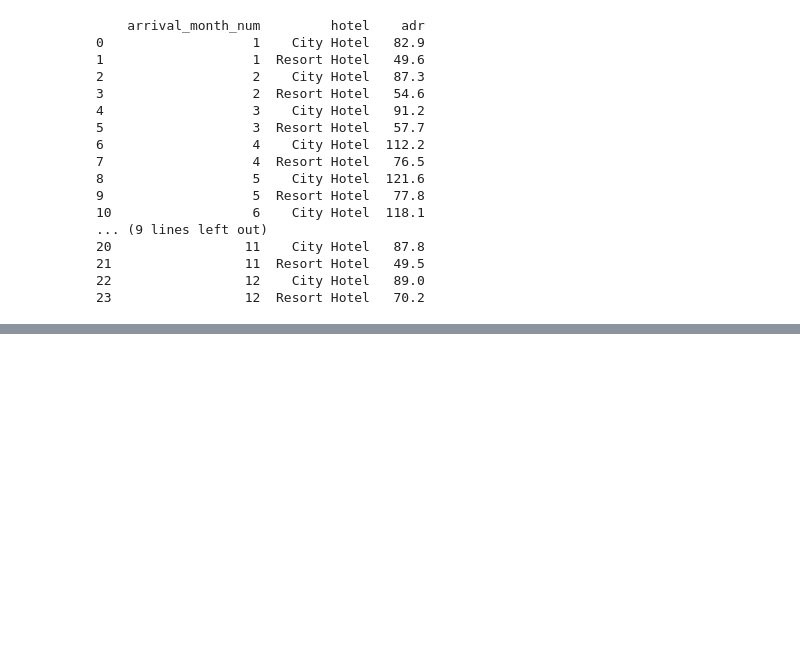
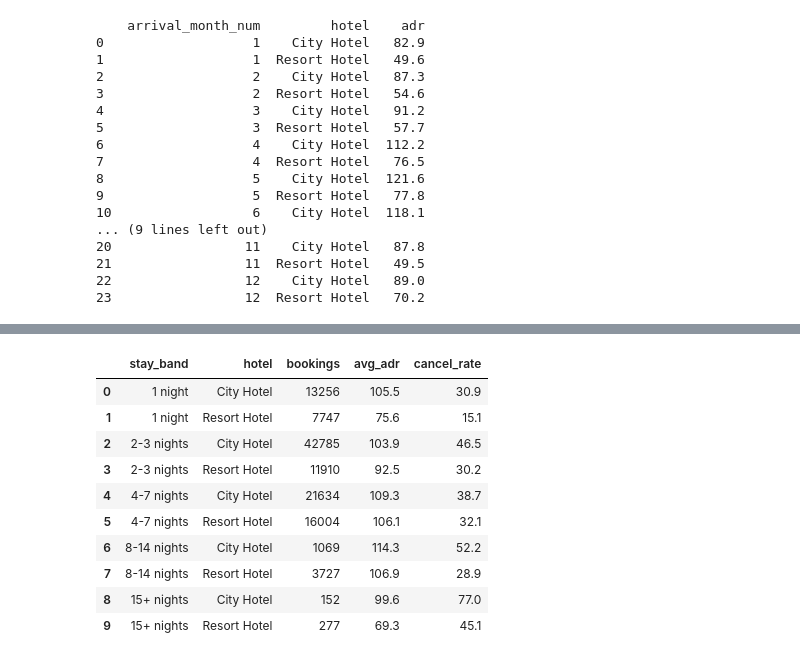
Before and after one commit to atticusptp-cloud/CAPSTONE, a Jupyter notebook: capstone_analysis.ipynb, the cells around one changed output, grey strips where cells are left out. Drawn from its saved outputs; the diff is of its cells as text; code cells hidden in the pictures; blank space fills up the shorter version.

```diff
--- a/capstone_analysis.ipynb
+++ b/capstone_analysis.ipynb
@@ -748,0 +772,16 @@ print(adr_month)
+# %%
+# ADR and cancellation by length of stay
+stay_table = summary_by(["stay_band", "hotel"])
+stay_table[["stay_band", "hotel", "bookings", "avg_adr", "cancel_rate"]]
+# %% [output]
+|  | stay_band | hotel | bookings | avg_adr | cancel_rate |
+| 0 | 1 night | City Hotel | 13256 | 105.5 | 30.9 |
+| 1 | 1 night | Resort Hotel | 7747 | 75.6 | 15.1 |
+| 2 | 2-3 nights | City Hotel | 42785 | 103.9 | 46.5 |
+| 3 | 2-3 nights | Resort Hotel | 11910 | 92.5 | 30.2 |
+| 4 | 4-7 nights | City Hotel | 21634 | 109.3 | 38.7 |
+| 5 | 4-7 nights | Resort Hotel | 16004 | 106.1 | 32.1 |
+| 6 | 8-14 nights | City Hotel | 1069 | 114.3 | 52.2 |
+| 7 | 8-14 nights | Resort Hotel | 3727 | 106.9 | 28.9 |
+| 8 | 15+ nights | City Hotel | 152 | 99.6 | 77.0 |
+| 9 | 15+ nights | Resort Hotel | 277 | 69.3 | 45.1 |
```
Also changed, not shown: parts of 3 cells of this notebook.
